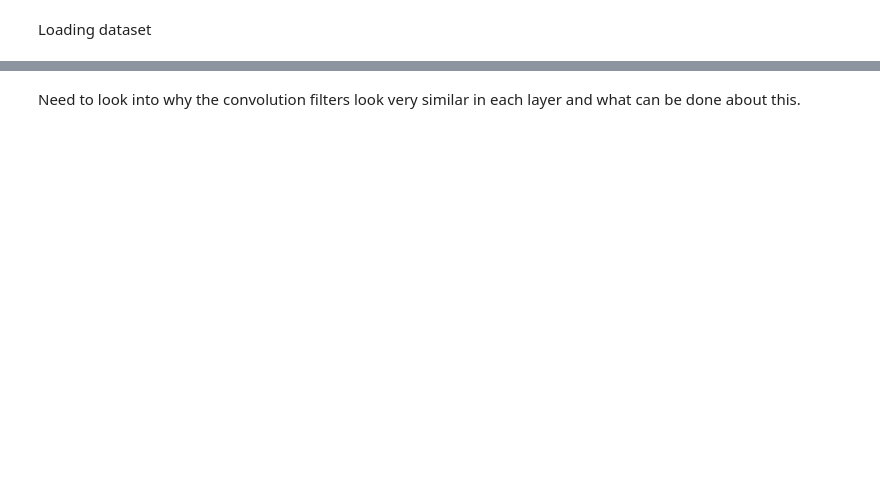
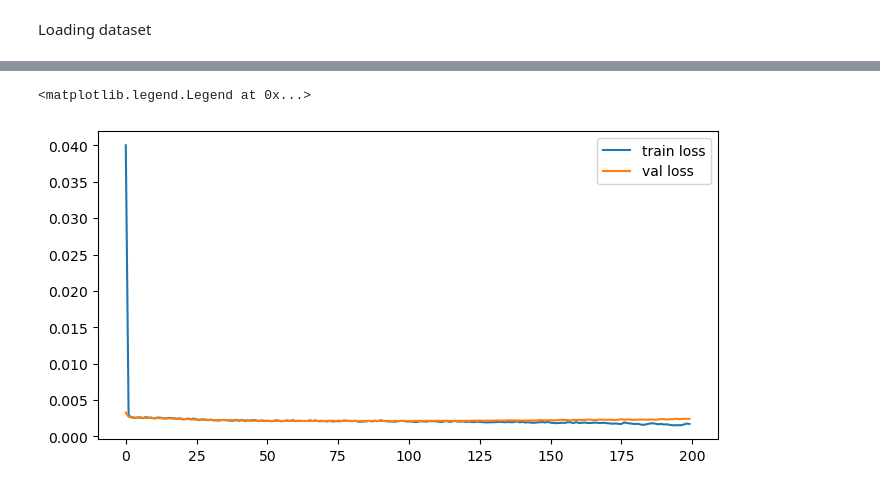
Before and after one commit to Ocean-Data-Lab/das-finwhale-vocalization, a Jupyter notebook: Notebooks/04_PyTorch Autoencoder.ipynb, the cells around one changed output, grey strips where cells are left out. Saved outputs shown, nothing was run; the diff lists cells and outputs as text; code cells hidden in the pictures; blank space fills up the shorter version.

```diff
--- a/Notebooks/04_PyTorch Autoencoder.ipynb
+++ b/Notebooks/04_PyTorch Autoencoder.ipynb
@@ -220,6 +298,8 @@ def plot_ae_outputs(encoder,decoder,dataset,n=10):
          ax.set_title('Reconstructed images')
     plt.show()
 # %%
+from tqdm.auto import trange
+
 loss_fn = nn.MSELoss()
 lr = 5e-3
 encoded_space_dim = 32
@@ -230,18 +310,11 @@ decoder = Decoder(encoded_space_dim,fc2_input_dim).to(device)
 
 optimizer = torch.optim.Adam(list(encoder.parameters()) + list(decoder.parameters()), lr=lr)
 
-num_epochs = 100
+num_epochs = 200
 
 diz_loss = {'train_loss':[],'val_loss':[]}
-for epoch in range(num_epochs):
+for epoch in trange(num_epochs):
    train_loss =train_epoch(encoder,decoder,device,train_dataloader,loss_fn,optimizer,verbose=False)
    val_loss = test_epoch(encoder,decoder,device,test_dataloader,loss_fn)
    diz_loss['train_loss'].append(train_loss)
    diz_loss['val_loss'].append(val_loss)
-
-   if (epoch+1) % 10 == 0:
-      print('EPOCH {} of {} \t train loss {} \t val loss {}'.format(epoch + 1, num_epochs,train_loss,val_loss))
-      plot_ae_outputs(encoder,decoder,test_dataset,n=10)
-      plt.figure(figsize=(8,4))
-      plt.plot(diz_loss['train_loss'],label='train loss')
-      plt.plot(diz_loss['val_loss'],label='val loss')
@@ -292,2 +321,8 @@ for layer in encoder.encoder_cnn:
-# %% [markdown]
-Need to look into why the convolution filters look very similar in each layer and what can be done about this.
+# %%
+plt.figure(figsize=(8,4))
+plt.plot(diz_loss['train_loss'],label='train loss')
+plt.plot(diz_loss['val_loss'],label='val loss')
+plt.legend()
+# %% [output]
+<matplotlib.legend.Legend at 0x...>
+[figure, added]
```
Also changed, not shown: parts of 19 cells of this notebook.
